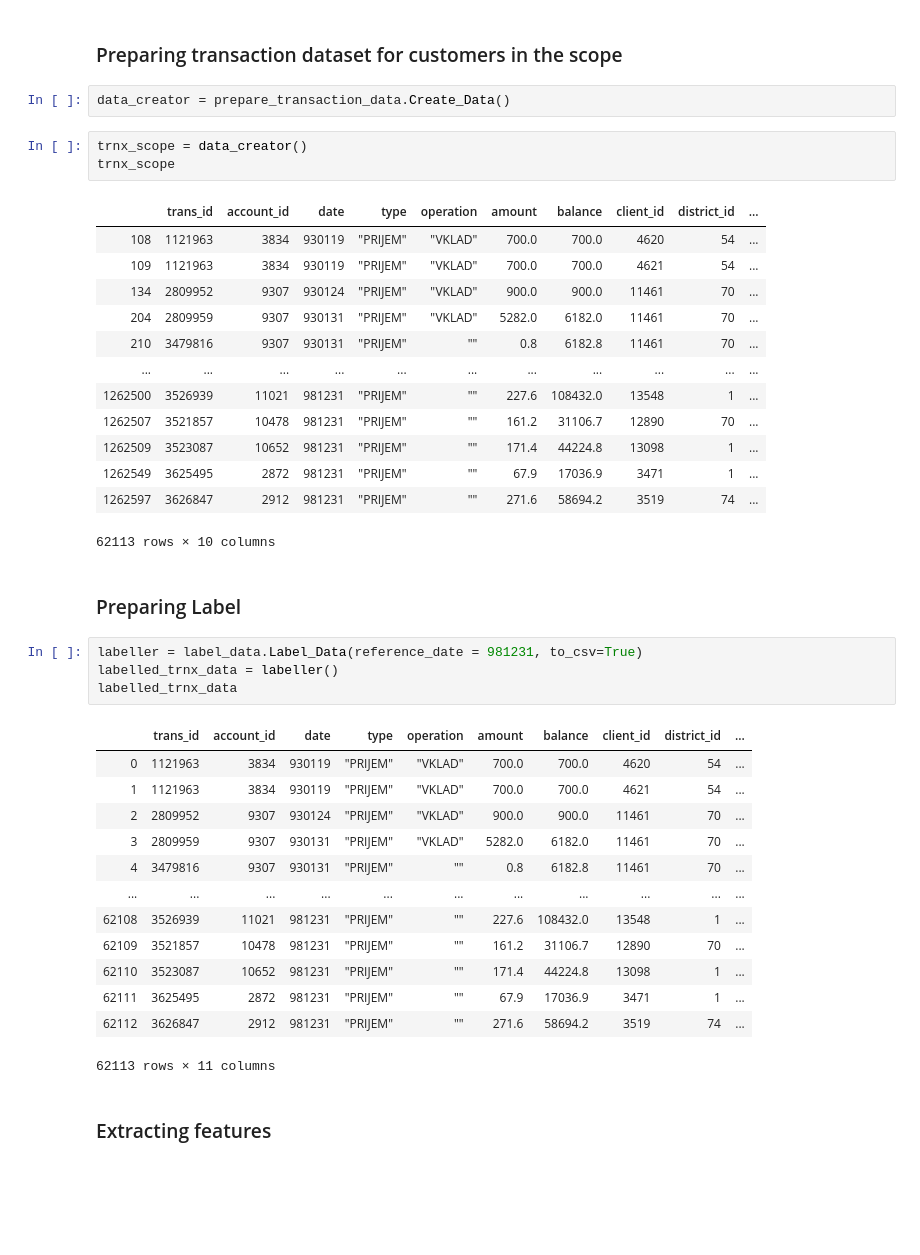
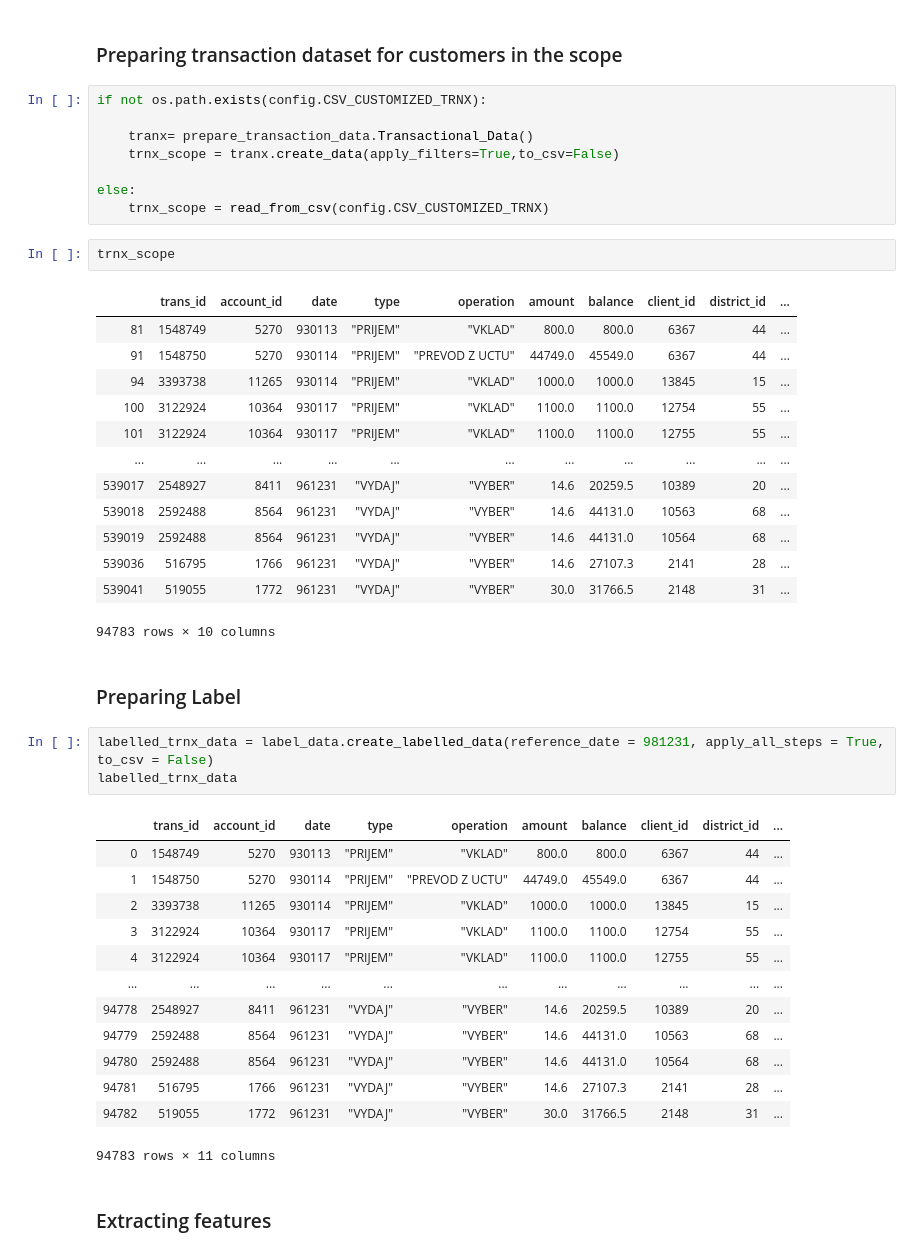
Before and after one commit to busracikla/sample_project, a Jupyter notebook: notebooks/index.ipynb, the cells around one changed output. Saved outputs shown, nothing was run; the diff lists cells and outputs as text; blank space fills up the shorter version.

```diff
--- a/notebooks/index.ipynb
+++ b/notebooks/index.ipynb
@@ -28,45 +29,49 @@ warnings.filterwarnings("ignore")
 ## Preprocessing
 # %% [markdown]
 ### Preparing transaction dataset for customers in the scope
-# %%
-data_creator = prepare_transaction_data.Create_Data()
+# %%
+if not os.path.exists(config.CSV_CUSTOMIZED_TRNX):
+
+    tranx= prepare_transaction_data.Transactional_Data()
+    trnx_scope = tranx.create_data(apply_filters=True,to_csv=False)
+
+else:
+    trnx_scope = read_from_csv(config.CSV_CUSTOMIZED_TRNX)
 # %%
-trnx_scope = data_creator()
 trnx_scope
 # %% [output]
 |  | trans_id | account_id | date | type | operation | amount | balance | client_id | district_id | ... |
-| 108 | 1121963 | 3834 | 930119 | "PRIJEM" | "VKLAD" | 700.0 | 700.0 | 4620 | 54 | ... |
-| 109 | 1121963 | 3834 | 930119 | "PRIJEM" | "VKLAD" | 700.0 | 700.0 | 4621 | 54 | ... |
-| 134 | 2809952 | 9307 | 930124 | "PRIJEM" | "VKLAD" | 900.0 | 900.0 | 11461 | 70 | ... |
-| 204 | 2809959 | 9307 | 930131 | "PRIJEM" | "VKLAD" | 5282.0 | 6182.0 | 11461 | 70 | ... |
-| 210 | 3479816 | 9307 | 930131 | "PRIJEM" | "" | 0.8 | 6182.8 | 11461 | 70 | ... |
+| 81 | 1548749 | 5270 | 930113 | "PRIJEM" | "VKLAD" | 800.0 | 800.0 | 6367 | 44 | ... |
+| 91 | 1548750 | 5270 | 930114 | "PRIJEM" | "PREVOD Z UCTU" | 44749.0 | 45549.0 | 6367 | 44 | ... |
+| 94 | 3393738 | 11265 | 930114 | "PRIJEM" | "VKLAD" | 1000.0 | 1000.0 | 13845 | 15 | ... |
+| 100 | 3122924 | 10364 | 930117 | "PRIJEM" | "VKLAD" | 1100.0 | 1100.0 | 12754 | 55 | ... |
+| 101 | 3122924 | 10364 | 930117 | "PRIJEM" | "VKLAD" | 1100.0 | 1100.0 | 12755 | 55 | ... |
 | ... | ... | ... | ... | ... | ... | ... | ... | ... | ... | ... |
-| 1262500 | 3526939 | 11021 | 981231 | "PRIJEM" | "" | 227.6 | 108432.0 | 13548 | 1 | ... |
-| 1262507 | 3521857 | 10478 | 981231 | "PRIJEM" | "" | 161.2 | 31106.7 | 12890 | 70 | ... |
-| 1262509 | 3523087 | 10652 | 981231 | "PRIJEM" | "" | 171.4 | 44224.8 | 13098 | 1 | ... |
-| 1262549 | 3625495 | 2872 | 981231 | "PRIJEM" | "" | 67.9 | 17036.9 | 3471 | 1 | ... |
-| 1262597 | 3626847 | 2912 | 981231 | "PRIJEM" | "" | 271.6 | 58694.2 | 3519 | 74 | ... |
+| 539017 | 2548927 | 8411 | 961231 | "VYDAJ" | "VYBER" | 14.6 | 20259.5 | 10389 | 20 | ... |
+| 539018 | 2592488 | 8564 | 961231 | "VYDAJ" | "VYBER" | 14.6 | 44131.0 | 10563 | 68 | ... |
+| 539019 | 2592488 | 8564 | 961231 | "VYDAJ" | "VYBER" | 14.6 | 44131.0 | 10564 | 68 | ... |
+| 539036 | 516795 | 1766 | 961231 | "VYDAJ" | "VYBER" | 14.6 | 27107.3 | 2141 | 28 | ... |
+| 539041 | 519055 | 1772 | 961231 | "VYDAJ" | "VYBER" | 30.0 | 31766.5 | 2148 | 31 | ... |
-62113 rows × 10 columns
+94783 rows × 10 columns
 # %% [markdown]
 ### Preparing Label
 # %%
-labeller = label_data.Label_Data(reference_date = 981231, to_csv=True)
-labelled_trnx_data = labeller()
+labelled_trnx_data = label_data.create_labelled_data(reference_date = 981231, apply_all_steps = True, to_csv = False)
 labelled_trnx_data
 # %% [output]
 |  | trans_id | account_id | date | type | operation | amount | balance | client_id | district_id | ... |
-| 0 | 1121963 | 3834 | 930119 | "PRIJEM" | "VKLAD" | 700.0 | 700.0 | 4620 | 54 | ... |
-| 1 | 1121963 | 3834 | 930119 | "PRIJEM" | "VKLAD" | 700.0 | 700.0 | 4621 | 54 | ... |
-| 2 | 2809952 | 9307 | 930124 | "PRIJEM" | "VKLAD" | 900.0 | 900.0 | 11461 | 70 | ... |
-| 3 | 2809959 | 9307 | 930131 | "PRIJEM" | "VKLAD" | 5282.0 | 6182.0 | 11461 | 70 | ... |
-| 4 | 3479816 | 9307 | 930131 | "PRIJEM" | "" | 0.8 | 6182.8 | 11461 | 70 | ... |
+| 0 | 1548749 | 5270 | 930113 | "PRIJEM" | "VKLAD" | 800.0 | 800.0 | 6367 | 44 | ... |
+| 1 | 1548750 | 5270 | 930114 | "PRIJEM" | "PREVOD Z UCTU" | 44749.0 | 45549.0 | 6367 | 44 | ... |
+| 2 | 3393738 | 11265 | 930114 | "PRIJEM" | "VKLAD" | 1000.0 | 1000.0 | 13845 | 15 | ... |
+| 3 | 3122924 | 10364 | 930117 | "PRIJEM" | "VKLAD" | 1100.0 | 1100.0 | 12754 | 55 | ... |
+| 4 | 3122924 | 10364 | 930117 | "PRIJEM" | "VKLAD" | 1100.0 | 1100.0 | 12755 | 55 | ... |
 | ... | ... | ... | ... | ... | ... | ... | ... | ... | ... | ... |
-| 62108 | 3526939 | 11021 | 981231 | "PRIJEM" | "" | 227.6 | 108432.0 | 13548 | 1 | ... |
-| 62109 | 3521857 | 10478 | 981231 | "PRIJEM" | "" | 161.2 | 31106.7 | 12890 | 70 | ... |
-| 62110 | 3523087 | 10652 | 981231 | "PRIJEM" | "" | 171.4 | 44224.8 | 13098 | 1 | ... |
-| 62111 | 3625495 | 2872 | 981231 | "PRIJEM" | "" | 67.9 | 17036.9 | 3471 | 1 | ... |
-| 62112 | 3626847 | 2912 | 981231 | "PRIJEM" | "" | 271.6 | 58694.2 | 3519 | 74 | ... |
+| 94778 | 2548927 | 8411 | 961231 | "VYDAJ" | "VYBER" | 14.6 | 20259.5 | 10389 | 20 | ... |
+| 94779 | 2592488 | 8564 | 961231 | "VYDAJ" | "VYBER" | 14.6 | 44131.0 | 10563 | 68 | ... |
+| 94780 | 2592488 | 8564 | 961231 | "VYDAJ" | "VYBER" | 14.6 | 44131.0 | 10564 | 68 | ... |
+| 94781 | 516795 | 1766 | 961231 | "VYDAJ" | "VYBER" | 14.6 | 27107.3 | 2141 | 28 | ... |
+| 94782 | 519055 | 1772 | 961231 | "VYDAJ" | "VYBER" | 30.0 | 31766.5 | 2148 | 31 | ... |
-62113 rows × 11 columns
+94783 rows × 11 columns
 # %% [markdown]
 ### Extracting features
 # %%
```
Also changed, not shown: parts of 8 cells of this notebook, 9 other files.
